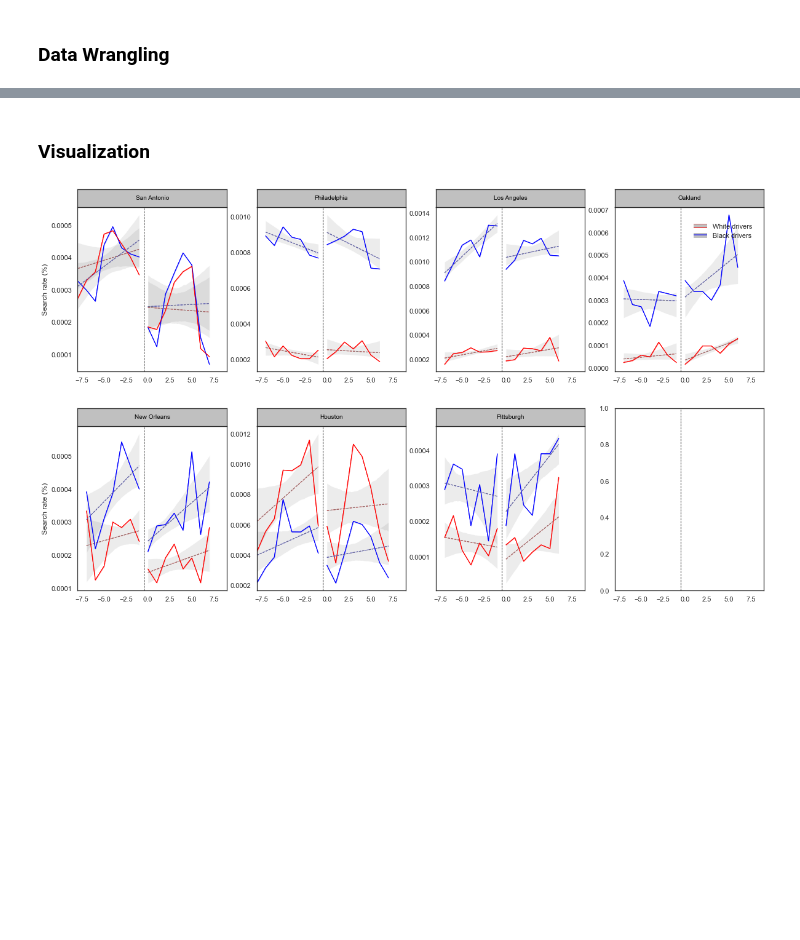
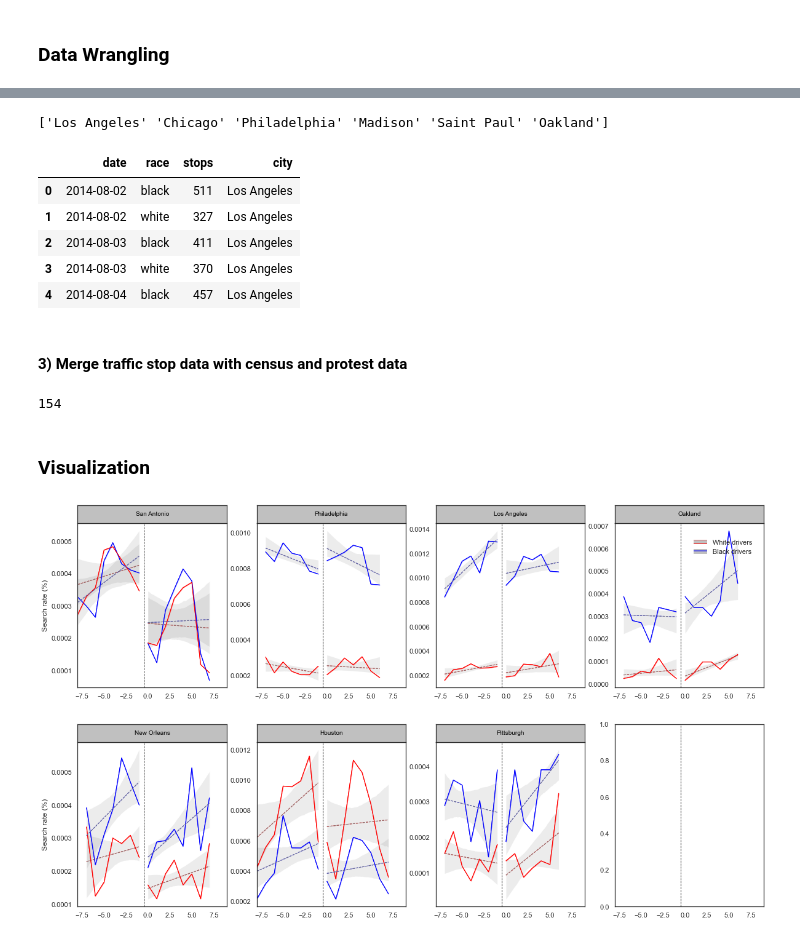
Before and after one commit to epfl-ada/ada-2020-project-milestone-p3-p3_three_musketeers, a Jupyter notebook: racial_protest_effects.ipynb, the cells around one changed output, grey strips where cells are left out. Saved outputs shown, nothing was run; the diff lists cells and outputs as text; code cells hidden in the pictures; blank space fills up the shorter version.

```diff
--- a/racial_protest_effects.ipynb
+++ b/racial_protest_effects.ipynb
@@ -301,3 +290,77 @@ df_merged_traffic_BLM = df_merged_traffic_BLM[df_merged_traffic_BLM['popnum'].no
+# %%
+# The following lists contain the names of counties and datasets that are going to be examined.
+# The list structure is helpful to load and parse each dataset in a more efficient way
+
+# file names
+dataset_names = ['ca_los_angeles','il_chicago', 'pa_philadelphia',
+                 'wi_madison','mn_saint_paul','ca_oakland']
+
+# county names
+city = ['Los Angeles', 'Chicago', 'Philadelphia',
+        'Madison', 'Saint Paul', 'Oakland']
+
+df_stops = []
+
+# Load each dataset and store it into a list
+for name in dataset_names:
+    dir_ = f'data/states/analysis2/{name}_2020_04_01.csv.gz'
+    df_stops.append(pd.read_csv(dir_, compression='gzip'))
+# %%
+#-----------------------> Aurel be careful! you use df_traffic_stops ONLY in the second regression.
+#-----------------------> If you run the data wrangling from top down, then this dataframe is
+#-----------------------> going to be correct (as it will be overwritten by the data wrangling of BLB).
+#-----------------------> Maybe i should use different names for these dfs? but I do not find it necessary.
+#-----------------------> We have already too much dataframes!
+#-----------------------> Also are we going to use md_baltimore? if not remove this from data/states/analysis2/
+
+# Compute the total number of traffic stops that occurred per date and race for each county
+df_stops_grouped = []
+for county_data in zip(df_stops, city):
+    df_stops_grouped.append(prepare_df_for_merge(county_data[0], '', county_data[1]))
+
+# Concatenate all counties traffic stops in a new dataframe
+df_traffic_stops = pd.concat(df_stops_grouped, axis=0)
+
+# Convert date to datetime
+df_traffic_stops['date'] = pd.to_datetime(df_traffic_stops.date)
+
+print(df_traffic_stops.city.unique())
+df_traffic_stops.head()
+# %% [output]
+['Los Angeles' 'Chicago' 'Philadelphia' 'Madison' 'Saint Paul' 'Oakland']
+|  | date | race | stops | city |
+| 0 | 2014-08-02 | black | 511 | Los Angeles |
+| 1 | 2014-08-02 | white | 327 | Los Angeles |
+| 2 | 2014-08-03 | black | 411 | Los Angeles |
+| 3 | 2014-08-03 | white | 370 | Los Angeles |
+| 4 | 2014-08-04 | black | 457 | Los Angeles |
+# %% [markdown]
+#### 3) Merge traffic stop data with census and protest data
+# %%
+# Merge traffic stop data with census and protest data on 'city' and 'date' columns
+
+df_stops_protests_BLM = pd.merge(df_protests_census_BLM, df_traffic_stops, how='inner', on=['city', 'date'])
+print(len(df_stops_protests_BLM))
+
+# Create a list that conatains the proportion of each race within each county
+race_of_interest_percentage = []
+
+tot_pop = df_stops_protests_BLM.TotalPop.tolist()
+black_pop = df_stops_protests_BLM.BlackPop.tolist()
+white_pop = df_stops_protests_BLM.WhitePop.tolist()
+race_of_obsevation = df_stops_protests_BLM.race.tolist()
+
+for idx, race in enumerate(race_of_obsevation):
+    if race == 'white':
+        race_of_interest_percentage.append(white_pop[idx]/tot_pop[idx])
+    elif race == 'black':
+        race_of_interest_percentage.append(black_pop[idx]/tot_pop[idx])
+
+df_stops_protests_BLM['race_of_interest_percentage'] = race_of_interest_percentage
+
+df_stops_protests_BLM = df_stops_protests_BLM[df_stops_protests_BLM['popnum'].notna()]
+# %% [output]
+154
 # %% [markdown]
 ### Visualization
 # %%
```
Also changed, not shown: parts of 42 cells of this notebook.
